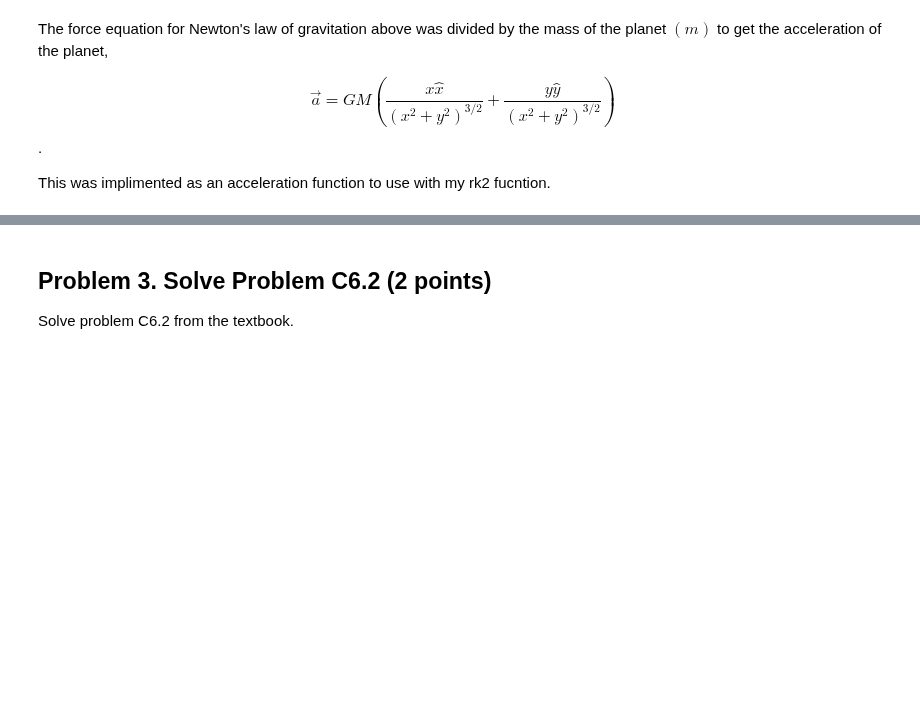
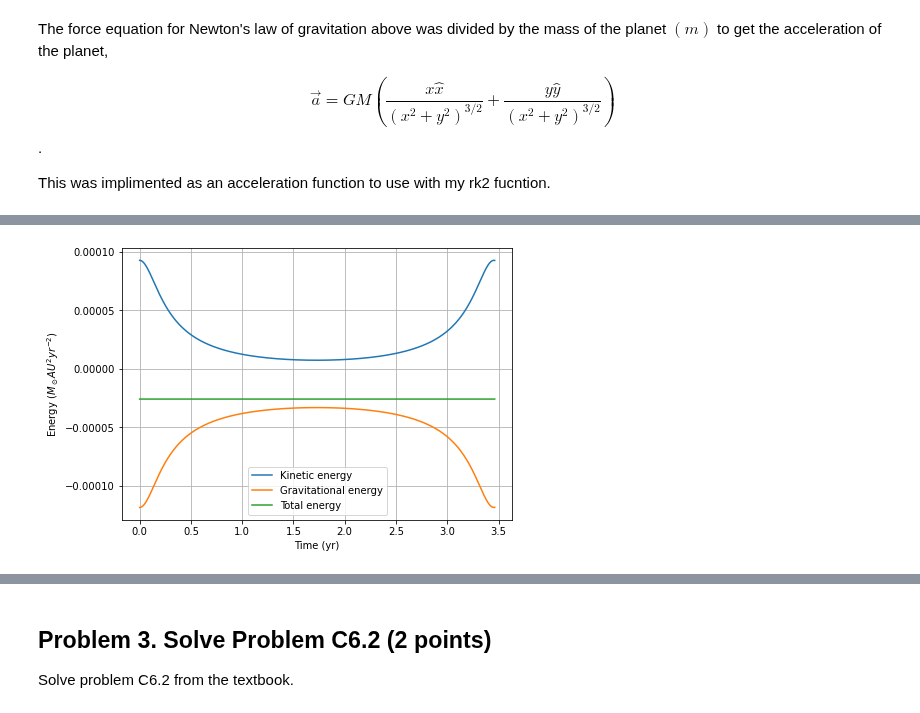
Before and after one commit to Youngposeidon/computational-mechanics-delivery, a Jupyter notebook: project4.ipynb, the cells around one changed output, grey strips where cells are left out. Saved outputs shown, nothing was run; the diff lists cells and outputs as text; code cells hidden in the pictures; blank space fills up the shorter version.

```diff
--- a/project4.ipynb
+++ b/project4.ipynb
@@ -175,0 +260,17 @@ Here is what my plots look like (don't worry about making the dots representing
+# %%
+# energies
+# find kinetic, gravitational, and total energies for each time step, using the mass as the mass of earth in solar masses
+
+mearth = Mearthkg/Msunkg
+# kinetic
+K = 0.5*mearth*(velip[:,0]**2 + velip[:,1]**2)
+# gravitational
+V = - G*Msun*mearth/np.sqrt(xelip[:,0]**2 + xelip[:,1]**2)
+# total
+E = K + V
+# orbital period to slice graph
+T = t[1265]
+
+PhysPlot.multiplot(t[: 1265], [K[: 1265], V[: 1265], E[: 1265]], ["Kinetic energy", "Gravitational energy", "Total energy"], r"Time (yr)", r"Energy ($M_\odot AU^2 yr^{-2}$)")
+# %% [output]
+[figure, added]
```
Also changed, not shown: parts of 14 cells of this notebook.
